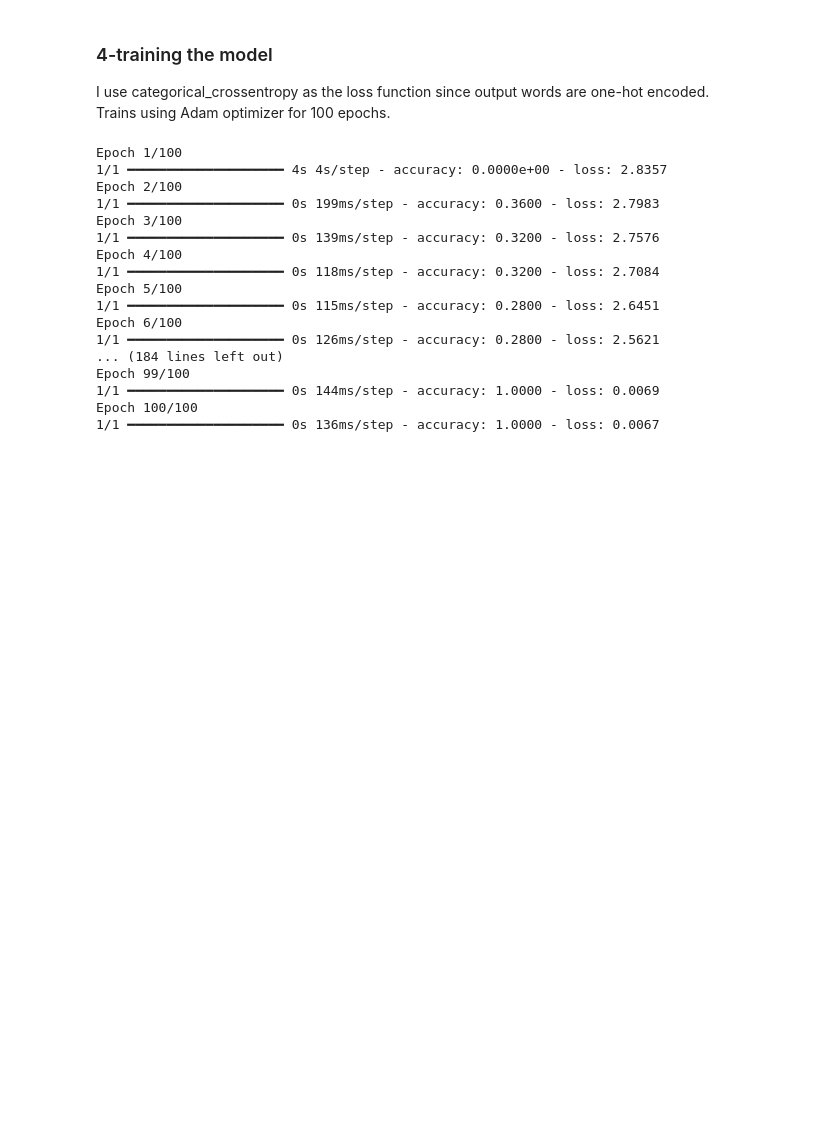
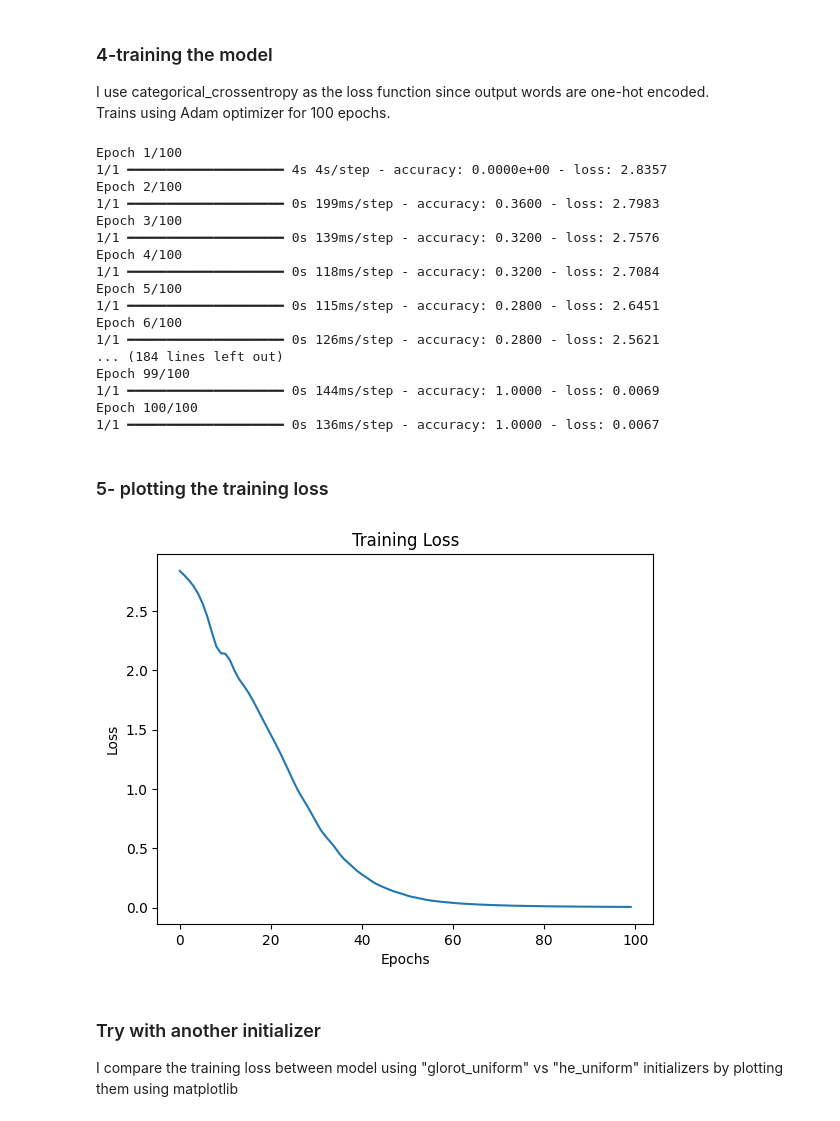
Before and after one commit to Helia-Karisani/Keras-transformers, a Jupyter notebook: keras-transformers.ipynb, the cells around one changed output. Saved outputs shown, nothing was run; the diff lists cells and outputs as text; code cells hidden in the pictures; blank space fills up the shorter version.

Commit message:
plot training loss

```diff
--- a/keras-transformers.ipynb
+++ b/keras-transformers.ipynb
@@ -240,3 +240,19 @@ Epoch 99/100
 1/1 ━━━━━━━━━━━━━━━━━━━━ 0s 144ms/step - accuracy: 1.0000 - loss: 0.0069
 Epoch 100/100
 1/1 ━━━━━━━━━━━━━━━━━━━━ 0s 136ms/step - accuracy: 1.0000 - loss: 0.0067
+# %% [markdown]
+### 5- plotting the training loss
+# %%
+# Plotting training loss
+import matplotlib.pyplot as plt
+plt.plot(history_glorot_adam.history['loss'])
+plt.title('Training Loss')
+plt.xlabel('Epochs')
+plt.ylabel('Loss')
+plt.show()
+# %% [output]
+[figure, added]
+# %% [markdown]
+
+### Try with another initializer
+I compare the training loss between model using "glorot_uniform" vs "he_uniform" initializers by plotting them using matplotlib
```
